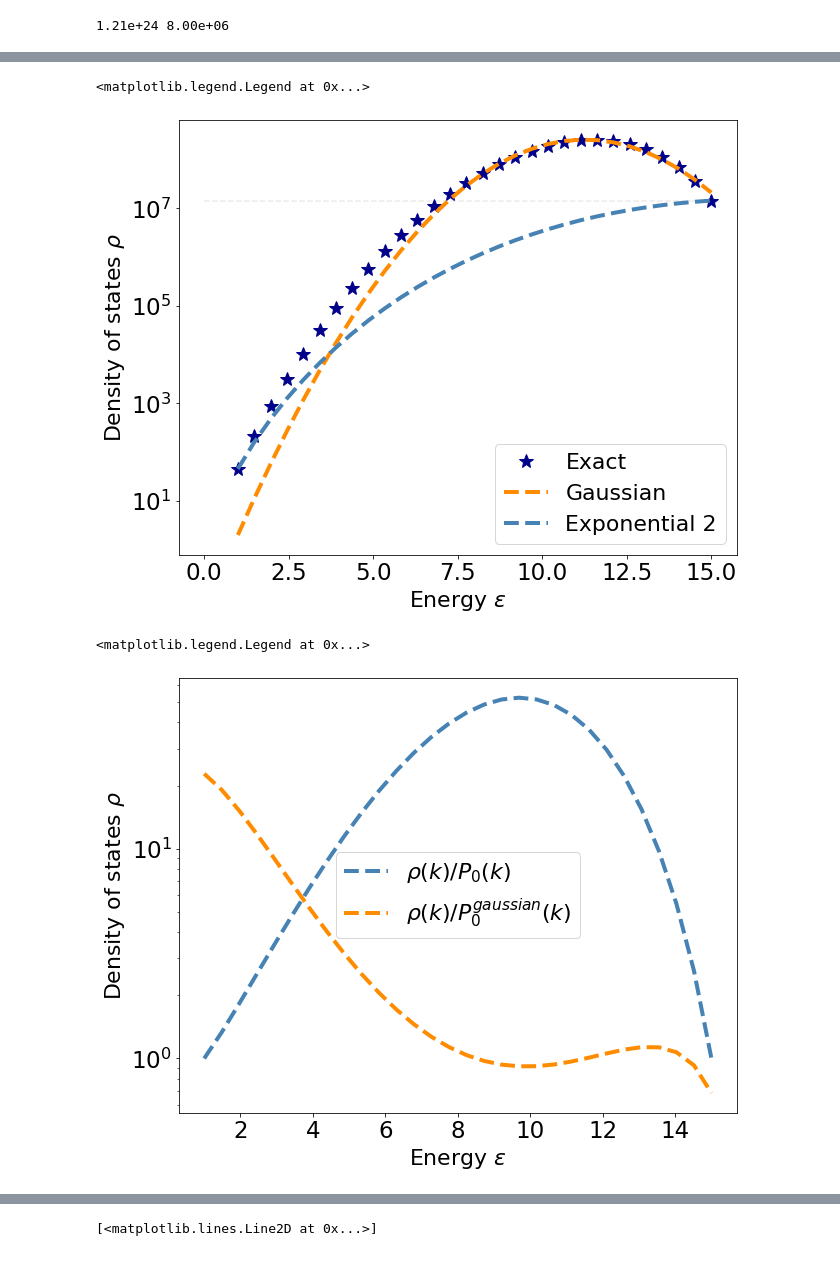
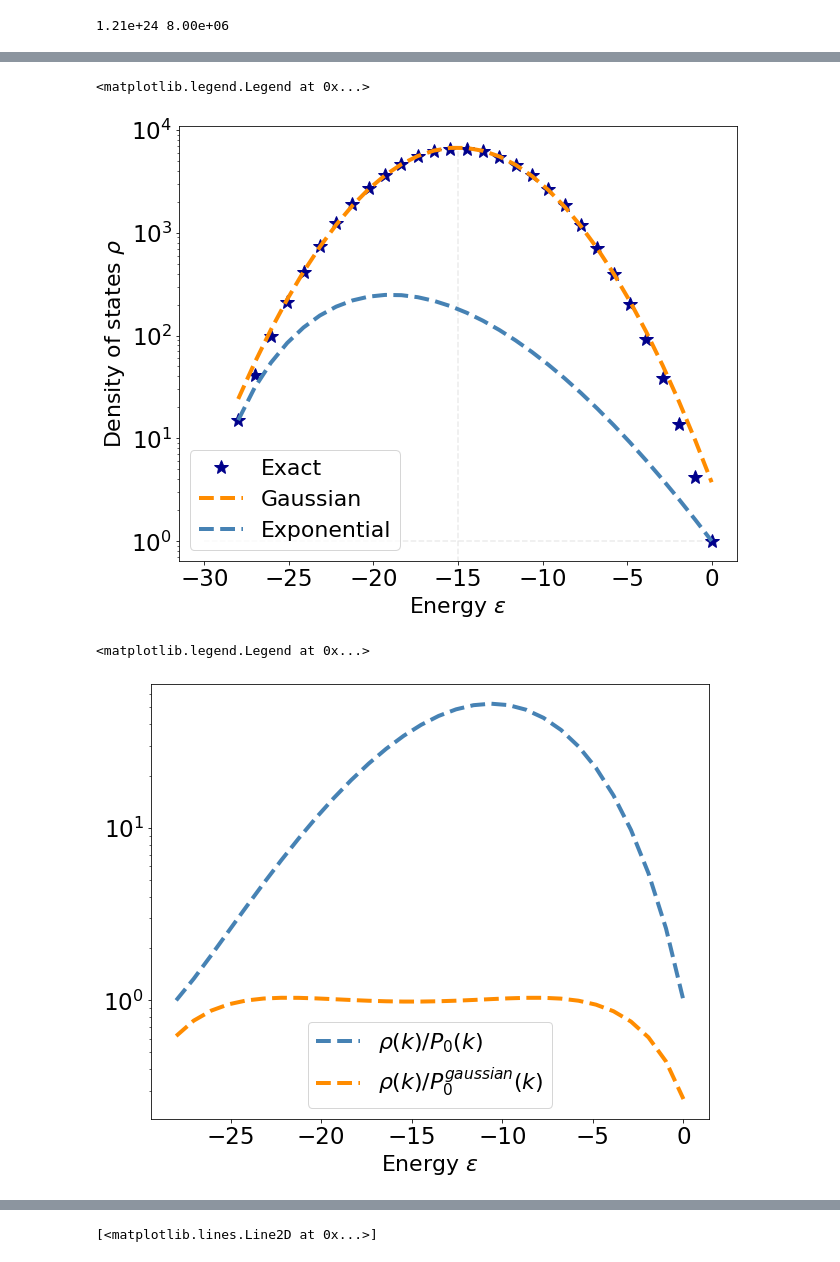
Before and after one commit to rmorantovar/Immune_System, a Jupyter notebook: Jupyter_Notebooks/5_Geometric_exponent.ipynb, the cells around one changed output, grey strips where cells are left out. Cells and saved outputs as stored; diff of their text form; code cells hidden in the pictures.

Commit message:
setting up simulation for toy model of geometric exponent. iMac

```diff
--- a/Jupyter_Notebooks/5_Geometric_exponent.ipynb
+++ b/Jupyter_Notebooks/5_Geometric_exponent.ipynb
@@ -35,11 +35,15 @@ print('%.2e'%(2**80),'%.2e'%(len(E)))
 # %%
 fig, ax = plt.subplots(figsize = (10,8))
 L = 15 #Seq. lenght
-d = 4 #Alphabet size
+d = 2 #Alphabet size
+e0 = 2
 k = np.linspace(1, L, L*2);
-ax.plot(k, sc.comb(L, k) , linewidth = 4 , label = 'combinatorial', color = 'darkblue', linestyle = '--', alpha = .5);
-ax.plot(k, (d-1)**k , linewidth = 4, label = 'exponential' , color = 'darkblue', linestyle = 'dotted', alpha = .5);
-ax.plot(k, sc.comb(L, k)*(d-1)**k , linewidth = 4 , color = 'darkblue', linestyle = '-');
+ax.plot(e0*(k-L), sc.comb(L, k) , linewidth = 4 , label = 'combinatorial', color = 'darkblue', linestyle = '--', alpha = .5);
+ax.plot(e0*(k-L), (d-1)**k , linewidth = 4, label = 'exponential' , color = 'darkblue', linestyle = 'dotted', alpha = .5);
+ax.plot(e0*(k-L), sc.comb(L, k)*(d-1)**k , linewidth = 4 , color = 'darkblue', linestyle = '-');
+ax.vlines(-e0*L/d, ax.get_ylim()[0], ax.get_ylim()[1], linestyle = '--', alpha = .3, color = 'silver')
+
+
 ax.set_yscale('log');
 ax.set_xlabel('Energy $\epsilon$', fontsize = 22)
 ax.set_ylabel(r'Density of states $\rho$', fontsize = 22)
@@ -57,16 +61,16 @@ def P0(k):
     return np.exp(k*(np.log((L/k)*(d-1))))
 
 
-ax.plot(k, sc.comb(L, k)*(d-1)**k , linewidth = 0 , label = 'Exact', color = 'darkblue', linestyle = '--', marker = '*', ms = 15);
+ax.plot(e0*(k-L), sc.comb(L, k)*(d-1)**k , linewidth = 0 , label = 'Exact', color = 'darkblue', linestyle = '--', marker = '*', ms = 15);
 
-ax.plot(k, P0_gaussian(k) , linewidth = 4 , label = 'Gaussian', color = 'darkorange', linestyle = '--');
+ax.plot(e0*(k-L), P0_gaussian(k) , linewidth = 4 , label = 'Gaussian', color = 'darkorange', linestyle = '--');
 
 #ax.plot(k, 1*np.exp((2-(4*0)/L)*k) , linewidth = 4 , label = 'Exponential gaussian', color = 'indigo', linestyle = '--');
-ax.plot(k, P0(k) , linewidth = 4 , label = 'Exponential 2', color = 'steelblue', linestyle = '--');
+ax.plot(e0*(k-L), P0(k) , linewidth = 4 , label = 'Exponential', color = 'steelblue', linestyle = '--');
 
 
-ax.hlines((d-1)**L, 0,L, linestyle = '--', alpha = .3, color = 'silver')
-
+ax.hlines((d-1)**L, -L*e0,0, linestyle = '--', alpha = .3, color = 'silver')
+ax.vlines(-e0*L/d, ax.get_ylim()[0], ax.get_ylim()[1], linestyle = '--', alpha = .3, color = 'silver')
 
 ax.set_yscale('log');
 ax.set_xlabel('Energy $\epsilon$', fontsize = 22)
@@ -75,22 +79,21 @@ ax.tick_params(labelsize = 23)
 ax.legend(loc = 0, fontsize = 22)
 # %% [output]
 <matplotlib.legend.Legend at 0x...>
-[figure, old version]
+[figure, new version]
 # %%
 fig, ax = plt.subplots(figsize = (10,8))
 
-ax.plot(k, ((sc.comb(L, k)*(d-1)**k)/P0(k)), linewidth = 4 , label = r'$\rho(k)/P_0(k)$', color = 'steelblue', linestyle = '--');
-ax.plot(k, ((sc.comb(L, k)*(d-1)**k)/P0_gaussian(k)), linewidth = 4 , label = r'$\rho(k)/P_0^{gaussian}(k)$', color = 'darkorange', linestyle = '--');
+ax.plot(e0*(k-L), ((sc.comb(L, k)*(d-1)**k)/P0(k)), linewidth = 4 , label = r'$\rho(k)/P_0(k)$', color = 'steelblue', linestyle = '--');
+ax.plot(e0*(k-L), ((sc.comb(L, k)*(d-1)**k)/P0_gaussian(k)), linewidth = 4 , label = r'$\rho(k)/P_0^{gaussian}(k)$', color = 'darkorange', linestyle = '--');
 
 
 ax.set_yscale('log')
 ax.set_xlabel('Energy $\epsilon$', fontsize = 22)
-ax.set_ylabel(r'Density of states $\rho$', fontsize = 22)
 ax.tick_params(labelsize = 23)
 ax.legend(loc = 0, fontsize = 22)
 # %% [output]
 <matplotlib.legend.Legend at 0x...>
-[figure, old version]
+[figure, new version]
 # %%
 fig, ax = plt.subplots(figsize = (10,8))
 
```
Also changed, not shown: parts of 6 cells of this notebook, 2 other files.
